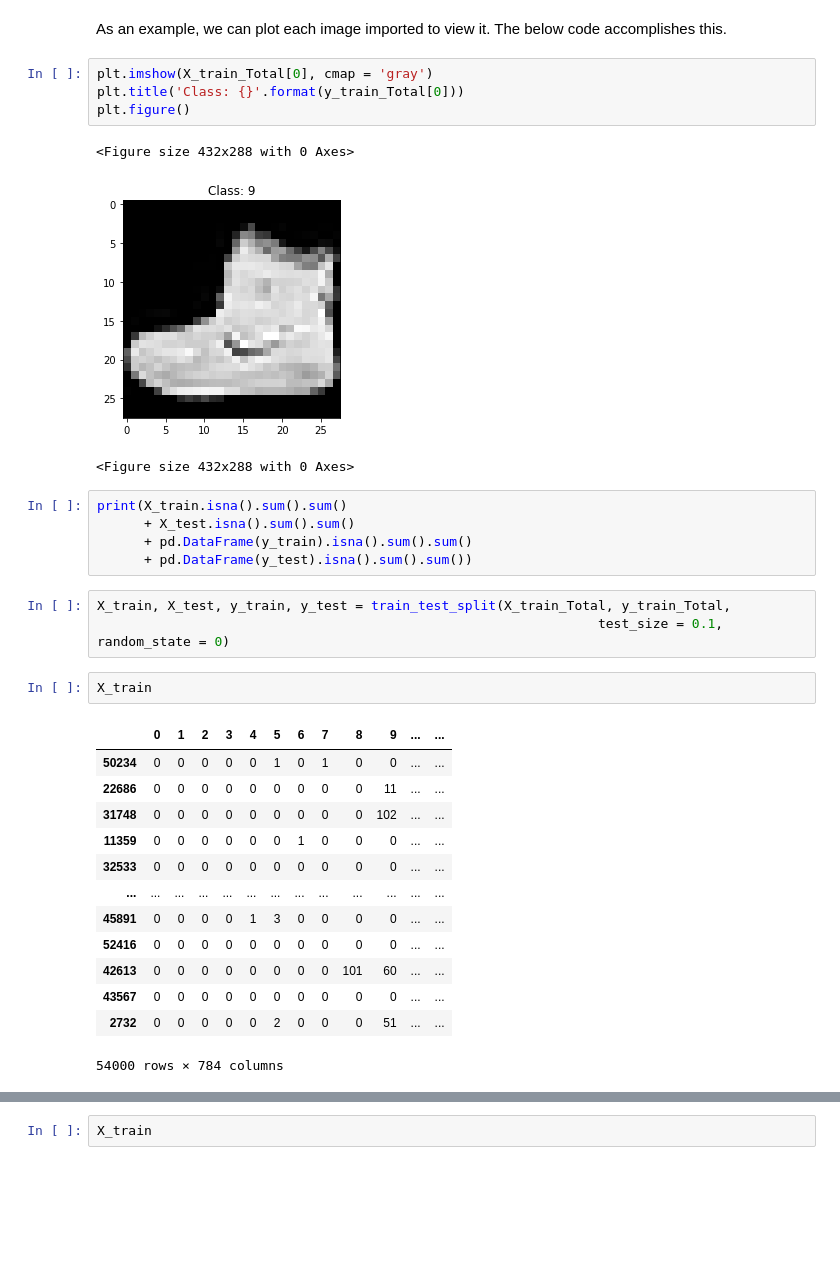
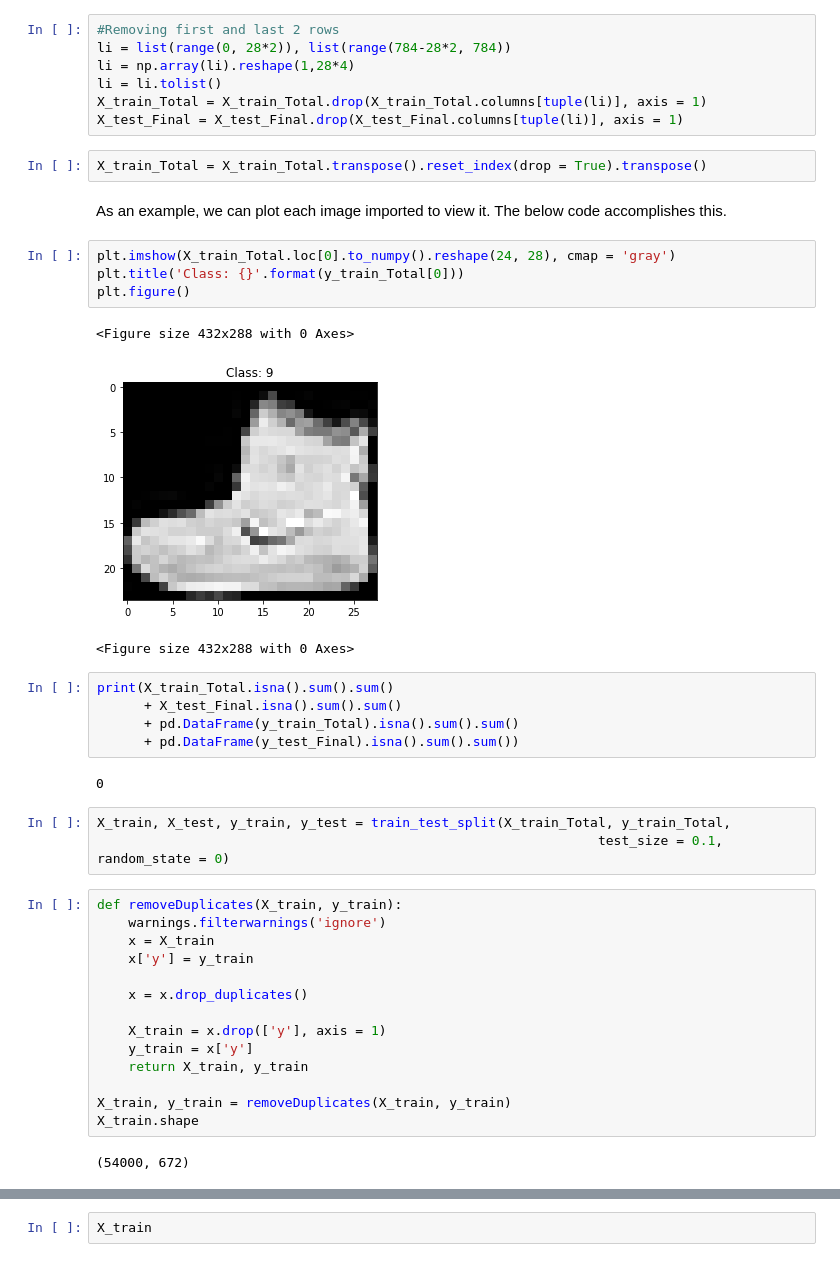
Before and after one commit to appeldaniel1998/Data-Visualization-Final-Project, a Jupyter notebook: Fashion MNIST.ipynb, the cells around one changed output, grey strips where cells are left out. Saved outputs shown, nothing was run; the diff lists cells and outputs as text; blank space fills up the shorter version.

```diff
--- a/Fashion MNIST.ipynb
+++ b/Fashion MNIST.ipynb
@@ -56,38 +64,49 @@ To improve the readability of the data, while also preparing the data for furthe
 # %%
 X_train_Total = pd.DataFrame(X_train_Total.reshape(60000, 28*28))
 X_test_Final = pd.DataFrame(X_test_Final.reshape(10000, 28*28))
+# %%
+#Removing first and last 2 rows
+li = list(range(0, 28*2)), list(range(784-28*2, 784))
+li = np.array(li).reshape(1,28*4)
+li = li.tolist()
+X_train_Total = X_train_Total.drop(X_train_Total.columns[tuple(li)], axis = 1)
+X_test_Final = X_test_Final.drop(X_test_Final.columns[tuple(li)], axis = 1)
+# %%
+X_train_Total = X_train_Total.transpose().reset_index(drop = True).transpose()
 # %% [markdown]
 As an example, we can plot each image imported to view it. The below code accomplishes this.
 # %%
-plt.imshow(X_train_Total[0], cmap = 'gray')
+plt.imshow(X_train_Total.loc[0].to_numpy().reshape(24, 28), cmap = 'gray')
 plt.title('Class: {}'.format(y_train_Total[0]))
 plt.figure()
 # %% [output]
 <Figure size 432x288 with 0 Axes>
-[figure, old version]
+[figure, new version]
 <Figure size 432x288 with 0 Axes>
 # %%
-print(X_train.isna().sum().sum()
-      + X_test.isna().sum().sum()
-      + pd.DataFrame(y_train).isna().sum().sum()
-      + pd.DataFrame(y_test).isna().sum().sum())
+print(X_train_Total.isna().sum().sum()
+      + X_test_Final.isna().sum().sum()
+      + pd.DataFrame(y_train_Total).isna().sum().sum()
+      + pd.DataFrame(y_test_Final).isna().sum().sum())
+# %% [output]
+0
 # %%
 X_train, X_test, y_train, y_test = train_test_split(X_train_Total, y_train_Total,
                                                                 test_size = 0.1, random_state = 0)
 # %%
-X_train
+def removeDuplicates(X_train, y_train):
+    warnings.filterwarnings('ignore')
+    x = X_train
+    x['y'] = y_train
+
+    x = x.drop_duplicates()
+
+    X_train = x.drop(['y'], axis = 1)
+    y_train = x['y']
+    return X_train, y_train
+
+X_train, y_train = removeDuplicates(X_train, y_train)
+X_train.shape
 # %% [output]
-|  | 0 | 1 | 2 | 3 | 4 | 5 | 6 | 7 | 8 | 9 | ... | ... |
-| 50234 | 0 | 0 | 0 | 0 | 0 | 1 | 0 | 1 | 0 | 0 | ... | ... |
-| 22686 | 0 | 0 | 0 | 0 | 0 | 0 | 0 | 0 | 0 | 11 | ... | ... |
-| 31748 | 0 | 0 | 0 | 0 | 0 | 0 | 0 | 0 | 0 | 102 | ... | ... |
-| 11359 | 0 | 0 | 0 | 0 | 0 | 0 | 1 | 0 | 0 | 0 | ... | ... |
-| 32533 | 0 | 0 | 0 | 0 | 0 | 0 | 0 | 0 | 0 | 0 | ... | ... |
-| ... | ... | ... | ... | ... | ... | ... | ... | ... | ... | ... | ... | ... |
-| 45891 | 0 | 0 | 0 | 0 | 1 | 3 | 0 | 0 | 0 | 0 | ... | ... |
-| 52416 | 0 | 0 | 0 | 0 | 0 | 0 | 0 | 0 | 0 | 0 | ... | ... |
-| 42613 | 0 | 0 | 0 | 0 | 0 | 0 | 0 | 0 | 101 | 60 | ... | ... |
-| 43567 | 0 | 0 | 0 | 0 | 0 | 0 | 0 | 0 | 0 | 0 | ... | ... |
-| 2732 | 0 | 0 | 0 | 0 | 0 | 2 | 0 | 0 | 0 | 51 | ... | ... |
-54000 rows × 784 columns
+(54000, 672)
 # %%
```
Also changed, not shown: parts of 19 cells of this notebook.
